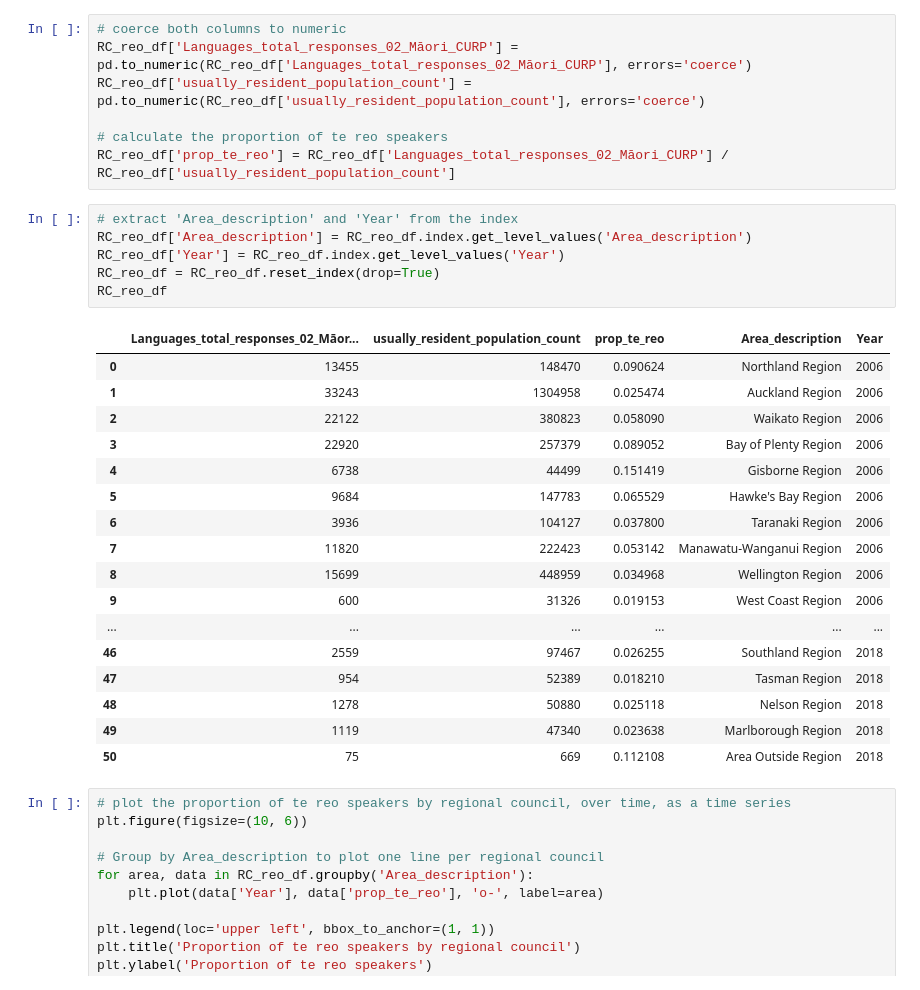
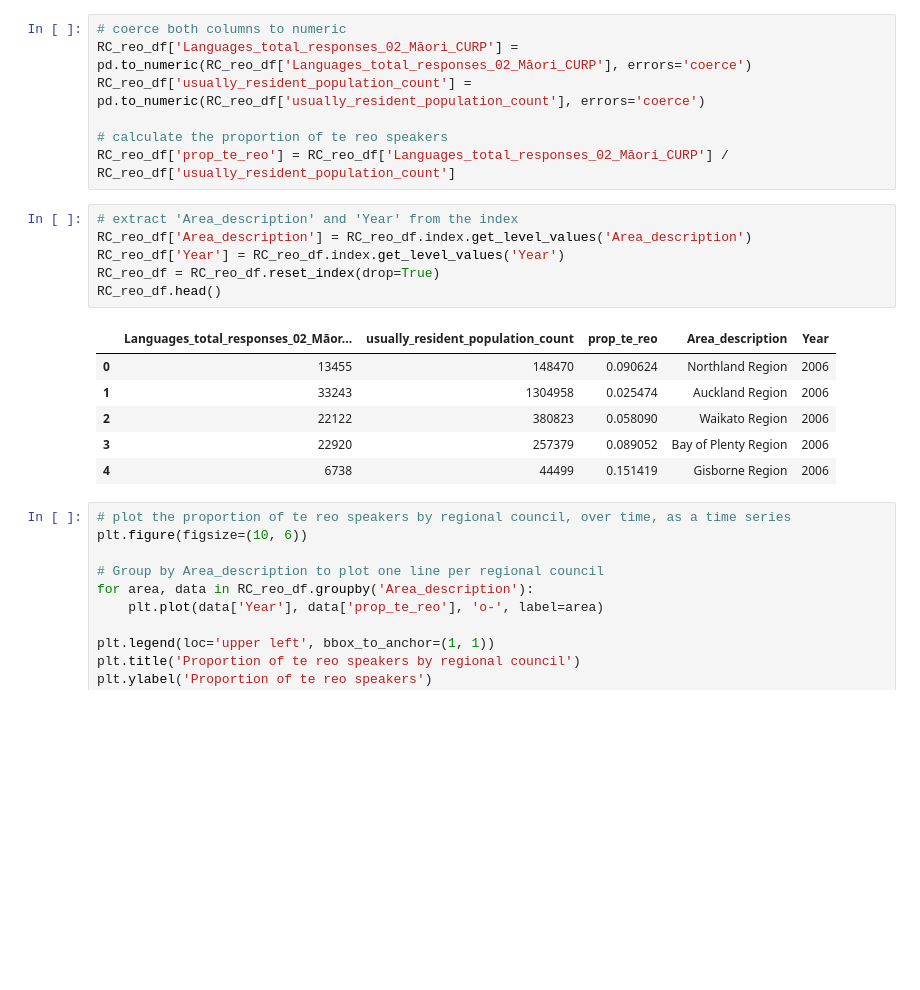
Before and after one commit to hlm628/hackanoho-2025, a Jupyter notebook: hackanoho-2025.ipynb, the cells around one changed output. Saved outputs shown, nothing was run; the diff lists cells and outputs as text; blank space fills up the shorter version.

```diff
--- a/hackanoho-2025.ipynb
+++ b/hackanoho-2025.ipynb
@@ -535,27 +535,16 @@ RC_reo_df['prop_te_reo'] = RC_reo_df['Languages_total_responses_02_Māori_CURP']
 # %%
 # extract 'Area_description' and 'Year' from the index
 RC_reo_df['Area_description'] = RC_reo_df.index.get_level_values('Area_description')
 RC_reo_df['Year'] = RC_reo_df.index.get_level_values('Year')
 RC_reo_df = RC_reo_df.reset_index(drop=True)
-RC_reo_df
+RC_reo_df.head()
 # %% [output]
 |  | Languages_total_responses_02_Māor... | usually_resident_population_count | prop_te_reo | Area_description | Year |
 | 0 | 13455 | 148470 | 0.090624 | Northland Region | 2006 |
 | 1 | 33243 | 1304958 | 0.025474 | Auckland Region | 2006 |
 | 2 | 22122 | 380823 | 0.058090 | Waikato Region | 2006 |
 | 3 | 22920 | 257379 | 0.089052 | Bay of Plenty Region | 2006 |
 | 4 | 6738 | 44499 | 0.151419 | Gisborne Region | 2006 |
-| 5 | 9684 | 147783 | 0.065529 | Hawke's Bay Region | 2006 |
-| 6 | 3936 | 104127 | 0.037800 | Taranaki Region | 2006 |
-| 7 | 11820 | 222423 | 0.053142 | Manawatu-Wanganui Region | 2006 |
-| 8 | 15699 | 448959 | 0.034968 | Wellington Region | 2006 |
-| 9 | 600 | 31326 | 0.019153 | West Coast Region | 2006 |
-| ... | ... | ... | ... | ... | ... |
-| 46 | 2559 | 97467 | 0.026255 | Southland Region | 2018 |
-| 47 | 954 | 52389 | 0.018210 | Tasman Region | 2018 |
-| 48 | 1278 | 50880 | 0.025118 | Nelson Region | 2018 |
-| 49 | 1119 | 47340 | 0.023638 | Marlborough Region | 2018 |
-| 50 | 75 | 669 | 0.112108 | Area Outside Region | 2018 |
 # %%
 # plot the proportion of te reo speakers by regional council, over time, as a time series
 plt.figure(figsize=(10, 6))
```
Also changed, not shown: parts of 2 cells of this notebook.
